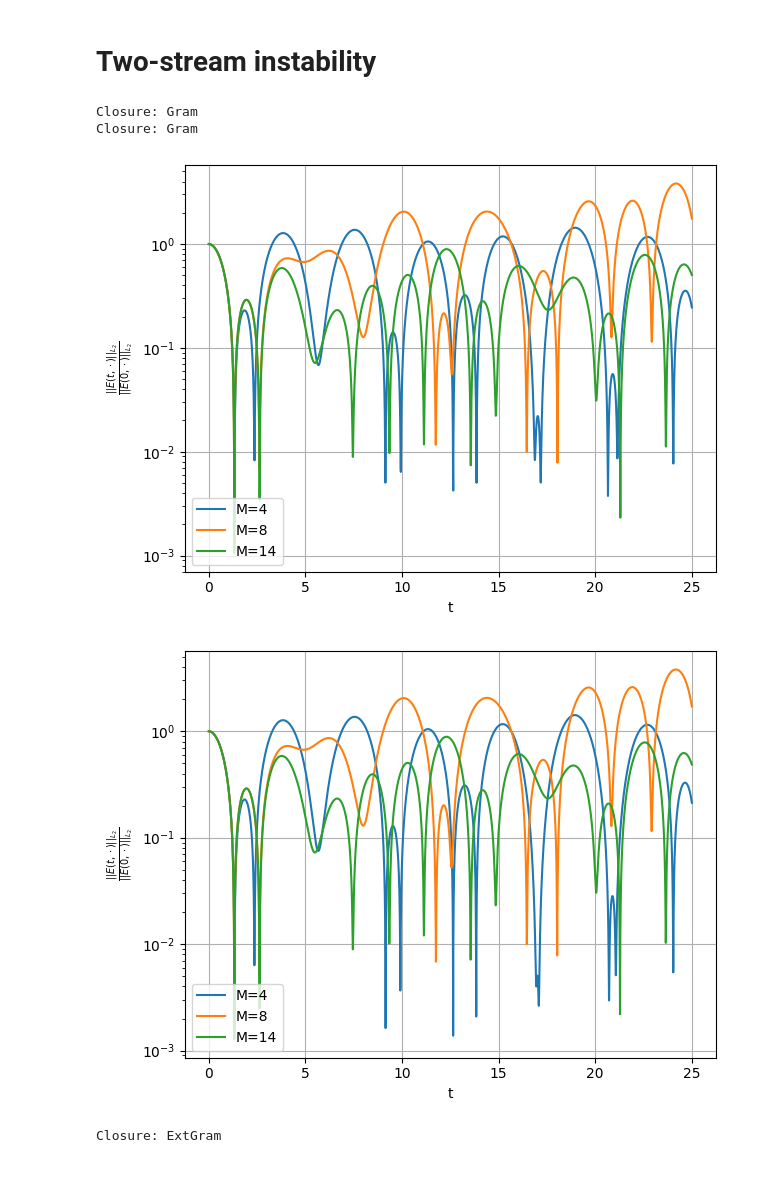
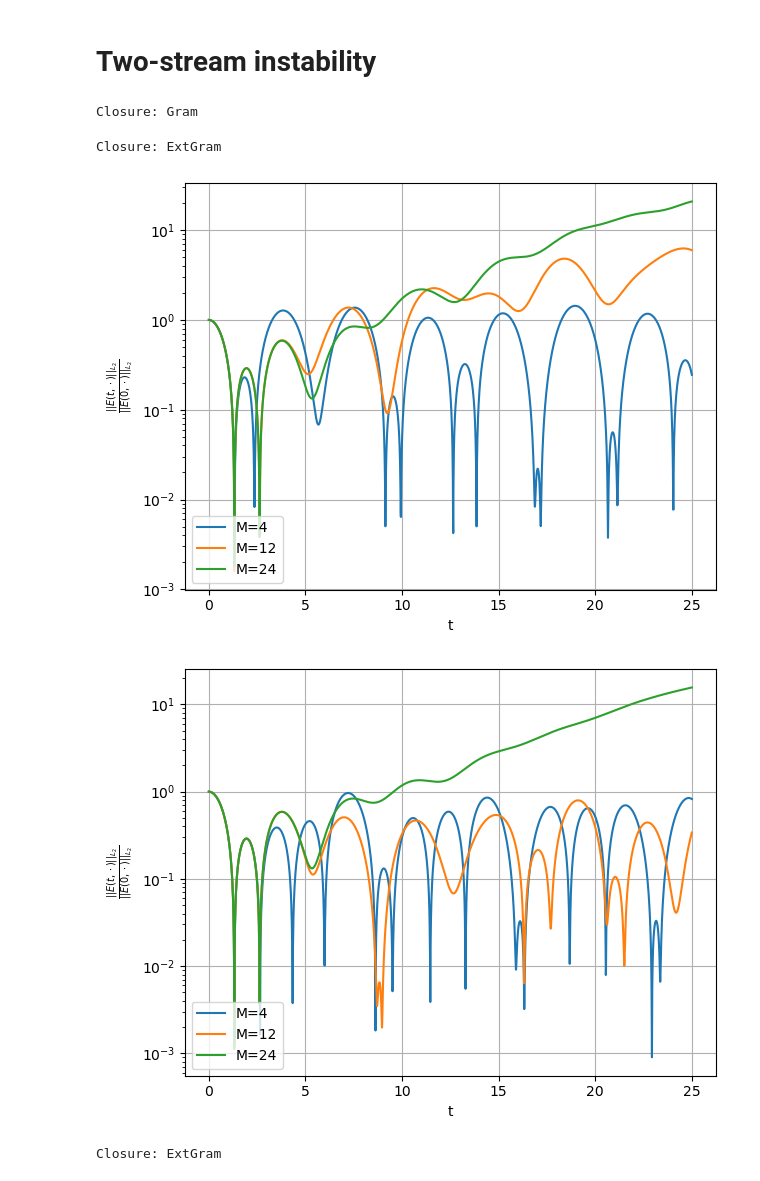
Before and after one commit to JanHab/ExtGram.jl, a Jupyter notebook: notebooks/VlasovPoissonExamples.ipynb, the cells around one changed output. Saved outputs shown, nothing was run; the diff lists cells and outputs as text; code cells hidden in the pictures.

```diff
--- a/notebooks/VlasovPoissonExamples.ipynb
+++ b/notebooks/VlasovPoissonExamples.ipynb
@@ -6,12 +6,12 @@ import pandas as pd
 # Landau damping
 # %%
 closures = [
-    # "Gram",
+    "Gram",
     "ExtGram",
     "Grad"
 ]
 T_end = 25.0
-M_vec = [5, 15, 25]
+M_vec = [4, 6, 8, 10, 12, 14, 24]
 
 x_lower = 0.0; x_upper = 12.566370614359172
 base_tree_level = 6
@@ -26,7 +26,7 @@ for M in M_vec:
 
     plt.figure()
     for closure in closures:
-        if closure == "Grad" and M == 25:
+        if M == 24 and closure in ["Gram", "Grad"]:
             continue
         file = f"../out/VlasovPoisson/LandauDamping/energy_moments_closure{closure}_T{T_end}_M{M}_k{k}_ϵ{epsilon}_p{polydeg}_level{base_tree_level}_x_lower{x_lower}_x_upper{x_upper}.csv"
         data = pd.read_csv(file)
@@ -40,6 +40,6 @@ for M in M_vec:
     # plt.title(f"M={M}")
     plt.legend(loc='lower left')
     plt.grid()
-    plt.savefig(f"../out/VlasovPoisson/LandauDamping/LandauDamping_M{M}_k{k}_epsilon{epsilon}_p{polydeg}.pdf")
+    plt.savefig(f"../out/Figures/VlasovPoisson/LandauDamping/LandauDamping_M{M}_k{k}_epsilon{epsilon}_p{polydeg}.pdf")
     plt.show()
 # %% [output]
@@ -300,34 +254,33 @@ def get_E_num(closure, T_end, M, k_, epsilon, polydeg, base_tree_level):
 # %%
 # Even Order Moments
 
 closures =[
     "Gram",
-    # "ExtGram"
+    "ExtGram"
 ]
 base_tree_level = 8
-polydeg_ = [1, 3]
+polydeg = 1
 
-for polydeg in polydeg_:
-    for closure in closures:
-        print(f"Closure: {closure}")
-        fig, ax = plt.subplots()
-        for M in [4, 8, 14]:
-            data = get_E_num(closure, T_end, M, k, epsilon, polydeg, base_tree_level)
-            ax.plot(data["time"], data["E_L2"] / data["E_L2"][0], label=f'M={M}')
-        ax.set_yscale("log")
-        ax.set_xlabel("t")
-        ax.set_ylabel("$\\frac{||E(t,\cdot)||_{L_2}}{||E(0,\cdot)||_{L_2}}$")
-        # ax.set_title(closure)
-        ax.legend(loc='lower left')
-        ax.grid()
-        fig.savefig(f"../out/VlasovPoisson/TwoStreamInstability/TwoStreamInstability_Even_Closure{closure}_k{k}_epsilon{epsilon}_p{polydeg}.pdf")
-        fig.tight_layout()
-        fig.show()
+for closure in closures:
+    print(f"Closure: {closure}")
+    fig, ax = plt.subplots()
+    for M in [4, 12, 24]:
+        data = get_E_num(closure, T_end, M, k, epsilon, polydeg, base_tree_level)
+        ax.plot(data["time"], data["E_L2"] / data["E_L2"][0], label=f'M={M}')
+    ax.set_yscale("log")
+    ax.set_xlabel("t")
+    ax.set_ylabel("$\\frac{||E(t,\cdot)||_{L_2}}{||E(0,\cdot)||_{L_2}}$")
+    # ax.set_title(closure)
+    ax.legend(loc='lower left')
+    ax.grid()
+    fig.savefig(f"../out/Figures/VlasovPoisson/TwoStreamInstability/TwoStreamInstability_Even_Closure{closure}_k{k}_epsilon{epsilon}_p{polydeg}.pdf")
+    fig.tight_layout()
+    fig.show()
 # %% [output]
 Closure: Gram
-Closure: Gram
+Closure: ExtGram
-[figure, old version]
+[figure, new version]
-[figure, old version]
+[figure, new version]
 # %%
 polydeg = 1
 
```
Also changed, not shown: parts of 13 cells of this notebook, 1 other file.
